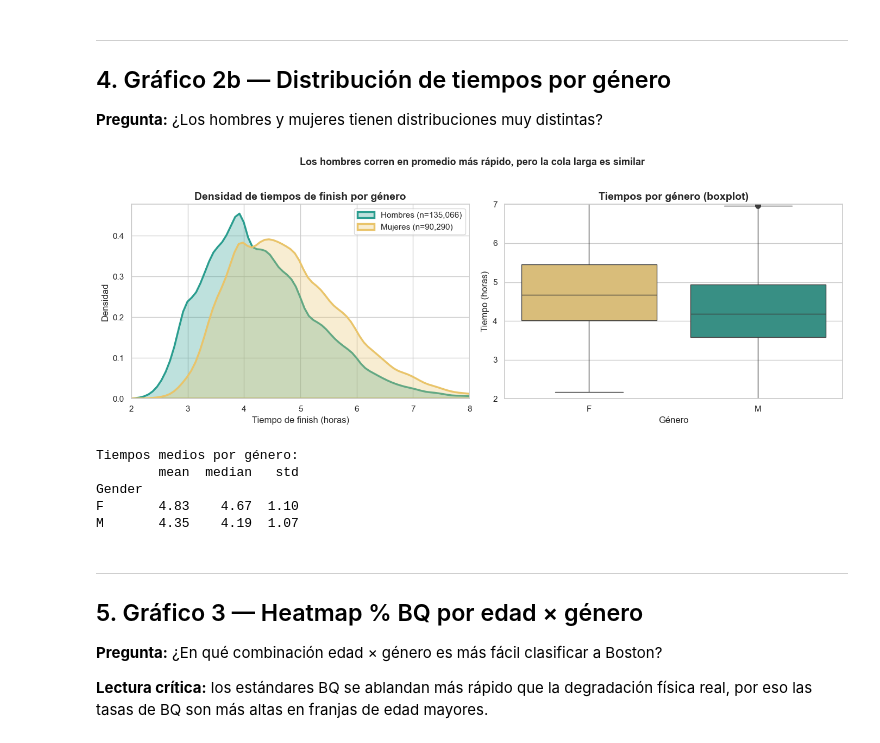
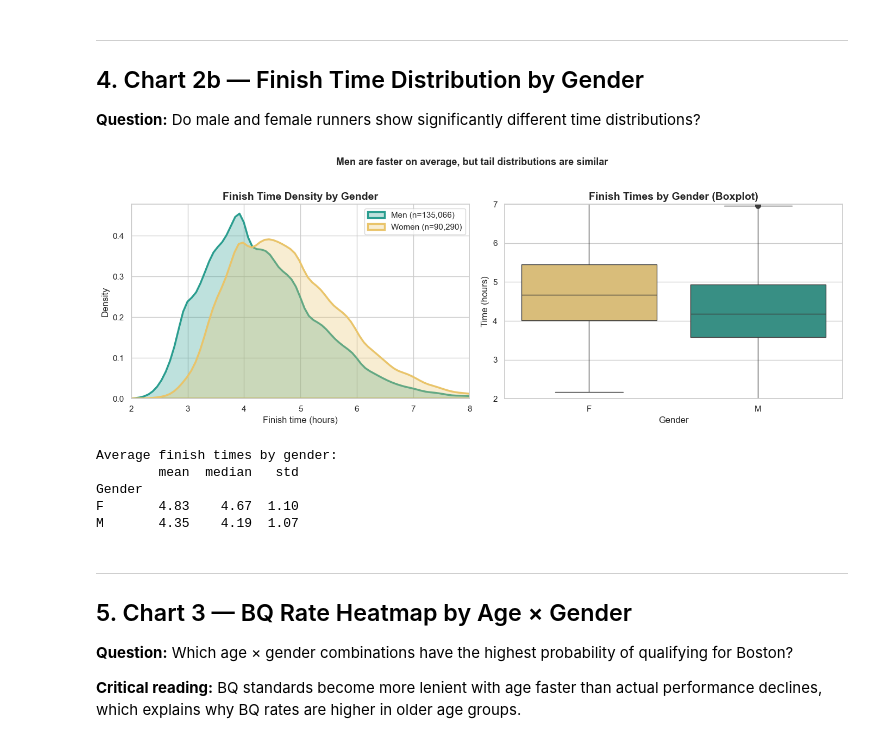
Before and after one commit to gianass-first/Boston_BQ_Predictor, a Jupyter notebook: notebooks/02_eda.ipynb, the cells around one changed output. Saved outputs shown, nothing was run; the diff lists cells and outputs as text; code cells hidden in the pictures.

```diff
--- a/notebooks/02_eda.ipynb
+++ b/notebooks/02_eda.ipynb
@@ -56,7 +52,11 @@ Imports y configuración listos
 # %%
-train = pd.read_csv(PROCESSED_DATA_DIR / 'train.csv')
+TRAIN_DIR = Path('../data/train')
+
+train = pd.read_csv(TRAIN_DIR / 'train.csv')
+
 print(f'Shape: {train.shape}')
-print(f'\nColumnas: {train.columns.tolist()}')
+print(f'\nColumns: {train.columns.tolist()}')
+
 train.head(3)
 # %% [output]
 Shape: (225356, 15)
@@ -179,53 +207,73 @@ print(f'% mujeres <35 que alcanzan BQ (3h 30min): {pct_under_bq_f:.1f}%')
 # %% [markdown]
 ---
-## 4. Gráfico 2b — Distribución de tiempos por género
+## 4. Chart 2b — Finish Time Distribution by Gender
 
-**Pregunta:** ¿Los hombres y mujeres tienen distribuciones muy distintas?
+**Question:** Do male and female runners show significantly different time distributions?
 # %%
 fig, axes = plt.subplots(1, 2, figsize=(14, 5))
 
-# --- Subplot 1: KDE superpuestos ---
-for gender, color, label in [('M', COLOR_M, 'Hombres'), ('F', COLOR_F, 'Mujeres')]:
+# --- Subplot 1: Overlapping KDE ---
+for gender, color, label in [('M', COLOR_M, 'Men'), ('F', COLOR_F, 'Women')]:
     subset = train[train['Gender'] == gender]['Finish_h']
-    sns.kdeplot(subset, ax=axes[0], color=color, linewidth=2.5,
-                fill=True, alpha=0.3, label=f'{label} (n={len(subset):,})')
+    sns.kdeplot(
+        subset,
+        ax=axes[0],
+        color=color,
+        linewidth=2.5,
+        fill=True,
+        alpha=0.3,
+        label=f'{label} (n={len(subset):,})'
+    )
 
-axes[0].set_title('Densidad de tiempos de finish por género', fontweight='bold')
-axes[0].set_xlabel('Tiempo de finish (horas)')
-axes[0].set_ylabel('Densidad')
+axes[0].set_title('Finish Time Density by Gender', fontweight='bold')
+axes[0].set_xlabel('Finish time (hours)')
+axes[0].set_ylabel('Density')
 axes[0].legend(fontsize=11)
 axes[0].set_xlim(2, 8)
 
 # --- Subplot 2: Boxplot ---
-sns.boxplot(data=train, x='Gender', y='Finish_h',
-            hue='Gender', palette=[COLOR_F, COLOR_M], legend=False,
-            order=['F', 'M'], ax=axes[1])
-axes[1].set_title('Tiempos por género (boxplot)', fontweight='bold')
-axes[1].set_xlabel('Género')
-axes[1].set_ylabel('Tiempo (horas)')
+sns.boxplot(
+    data=train,
+    x='Gender',
+    y='Finish_h',
+    hue='Gender',
+    palette=[COLOR_F, COLOR_M],
+    legend=False,
+    order=['F', 'M'],
+    ax=axes[1]
+)
+
+axes[1].set_title('Finish Times by Gender (Boxplot)', fontweight='bold')
+axes[1].set_xlabel('Gender')
+axes[1].set_ylabel('Time (hours)')
 axes[1].set_ylim(2, 7)
 
-plt.suptitle('Los hombres corren en promedio más rápido, pero la cola larga es similar',
-             fontsize=13, fontweight='bold', y=1.02)
+plt.suptitle(
+    'Men are faster on average, but tail distributions are similar',
+    fontsize=13,
+    fontweight='bold',
+    y=1.02
+)
+
 plt.tight_layout()
 plt.savefig(FIGURES_DIR / '02b_time_by_gender.png', dpi=150, bbox_inches='tight')
 plt.show()
 
 # Stats
-print('Tiempos medios por género:')
+print('Average finish times by gender:')
 print(train.groupby('Gender')['Finish_h'].agg(['mean', 'median', 'std']).round(2))
 # %% [output]
-[figure, old version]
+[figure, new version]
-Tiempos medios por género:
+Average finish times by gender:
         mean  median   std
 Gender
 F       4.83    4.67  1.10
 M       4.35    4.19  1.07
 # %% [markdown]
 ---
-## 5. Gráfico 3 — Heatmap % BQ por edad × género
+## 5. Chart 3 — BQ Rate Heatmap by Age × Gender
 
-**Pregunta:** ¿En qué combinación edad × género es más fácil clasificar a Boston?
+**Question:** Which age × gender combinations have the highest probability of qualifying for Boston?
 
-**Lectura crítica:** los estándares BQ se ablandan más rápido que la degradación física real, por eso las tasas de BQ son más altas en franjas de edad mayores.
+**Critical reading:** BQ standards become more lenient with age faster than actual performance declines, which explains why BQ rates are higher in older age groups.
 # %%
```
Also changed, not shown: parts of 20 cells of this notebook, 45 other files.
